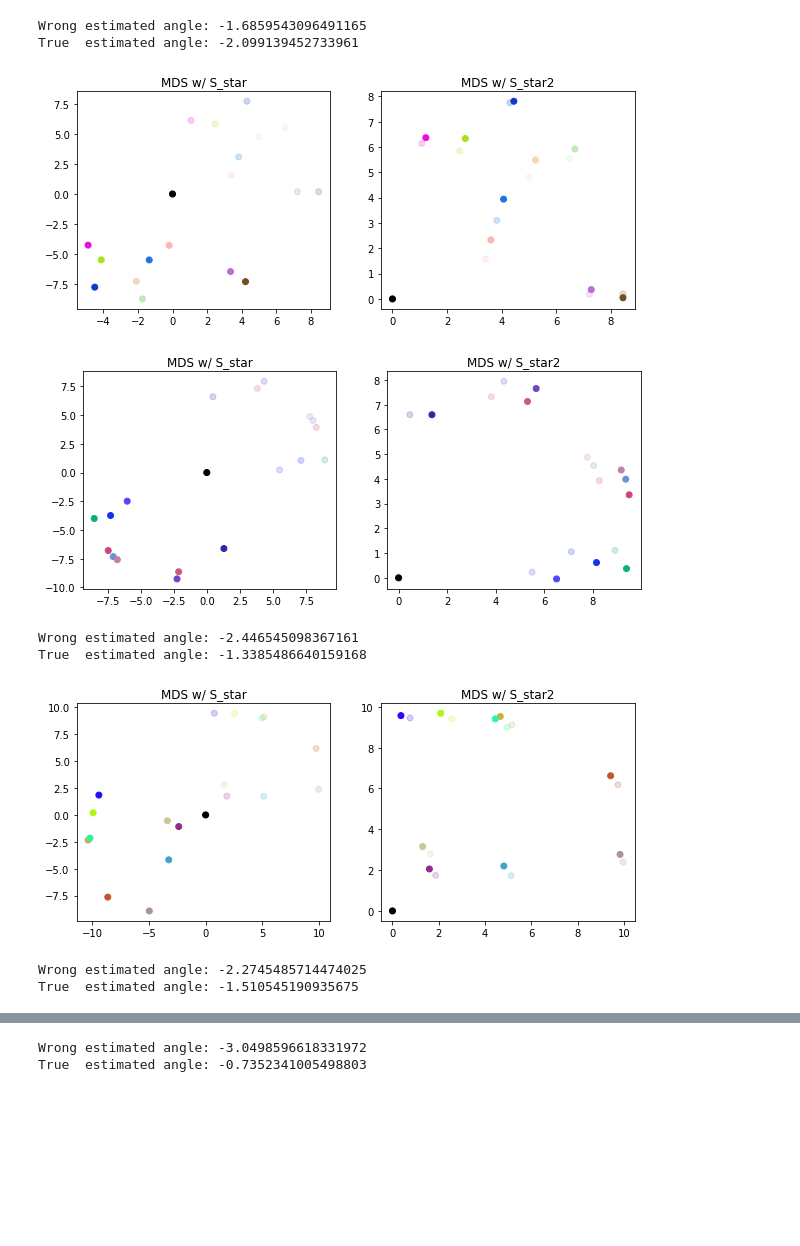
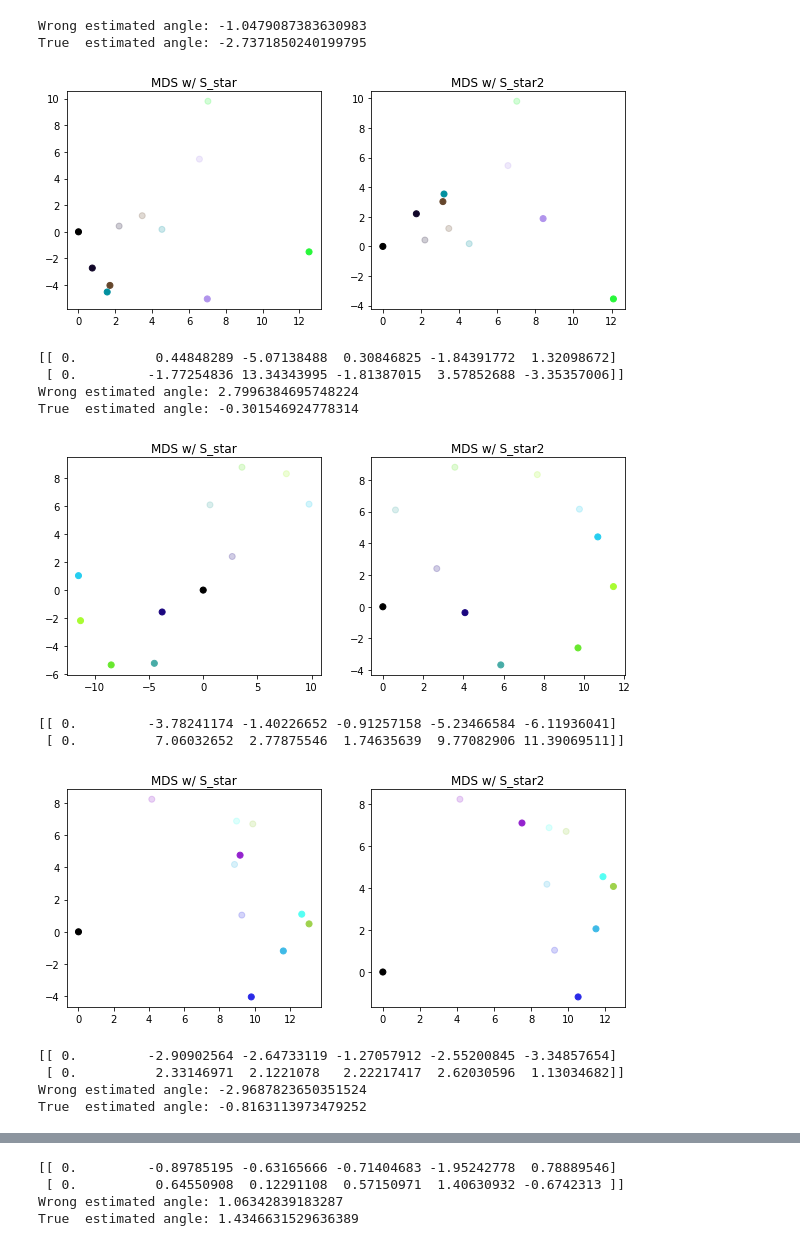
Before and after one commit to oselin/drone-pose-estimation, a Jupyter notebook: MDS_n.ipynb, the cells around one changed output, grey strips where cells are left out. Drawn from its saved outputs; the diff is of its cells as text; code cells hidden in the pictures; blank space fills up the shorter version.

```diff
--- a/MDS_n.ipynb
+++ b/MDS_n.ipynb
@@ -5,7 +5,7 @@ import random
 import matplotlib.pyplot as plt
 
 
-n_robots = 10#int(input("number of robots: "))
+n_robots = 6#int(input("number of robots: "))
 n_components = 2
 
 
@@ -50,39 +50,45 @@ for _ in range(10):
     deltaX2 = 0.7
     deltaY2 = 0.4
 
     DeltaS_prime2 = np.array([[0 for i in range(n_robots)] for j in range(2)],dtype=float)
     DeltaS_prime2[:,0] = [deltaX2,deltaY2]
 
     S_prime2 = S + DeltaS_prime2
     DM_prime2 = DM_from_S(S_prime2,verbose=0)
 
 
     theta_r2 = estimate_theta(DM2,DM_prime2,S_star2,[deltaX2,deltaY2],approx=2,verbose=0)
 
 
     if (theta_r2 != 0):
         F = np.array([[-1,0],[0,1]])
 
         theta_r3 = estimate_theta(DM2,DM_prime,F@S_star,[deltaX1,deltaY1],verbose=0)
         theta_r3_a = estimate_theta(DM2,DM_prime,F@S_star,[deltaX1,deltaY1],approx=1,verbose=0)
 
         print("Wrong estimated angle:",theta_r)
         print("True  estimated angle:", theta_r3)
 
         S_star2 = rotateMatrix(theta_r3)@F@S_star
 
 
     plot_points(S,S_star  = S_star,
                 S_star2 = S_star2
                 )
     print(S-S_star2)
 # %% [output]
-Wrong estimated angle: -1.6859543096491165
-True  estimated angle: -2.099139452733961
+Wrong estimated angle: -1.0479087383630983
+True  estimated angle: -2.7371850240199795
-[figure, old version]
+[figure, new version]
+[[ 0.          0.44848289 -5.07138488  0.30846825 -1.84391772  1.32098672]
+ [ 0.         -1.77254836 13.34343995 -1.81387015  3.57852688 -3.35357006]]
+Wrong estimated angle: 2.7996384695748224
+True  estimated angle: -0.301546924778314
-[figure, old version]
+[figure, new version]
-Wrong estimated angle: -2.446545098367161
-True  estimated angle: -1.3385486640159168
+[[ 0.         -3.78241174 -1.40226652 -0.91257158 -5.23466584 -6.11936041]
+ [ 0.          7.06032652  2.77875546  1.74635639  9.77082906 11.39069511]]
-[figure, old version]
+[figure, new version]
-Wrong estimated angle: -2.2745485714474025
-True  estimated angle: -1.510545190935675
+[[ 0.         -2.90902564 -2.64733119 -1.27057912 -2.55200845 -3.34857654]
+ [ 0.          2.33146971  2.1221078   2.22217417  2.62030596  1.13034682]]
+Wrong estimated angle: -2.9687823650351524
+True  estimated angle: -0.8163113973479252
@@ -90,2 +96,4 @@ True  estimated angle: -1.510545190935675
-Wrong estimated angle: -3.0498596618331972
-True  estimated angle: -0.7352341005498803
+[[ 0.         -0.89785195 -0.63165666 -0.71404683 -1.95242778  0.78889546]
+ [ 0.          0.64550908  0.12291108  0.57150971  1.40630932 -0.6742313 ]]
+Wrong estimated angle: 1.06342839183287
+True  estimated angle: 1.4346631529636389
```
Also changed, not shown: parts of 1 cell of this notebook, 1 other file.
